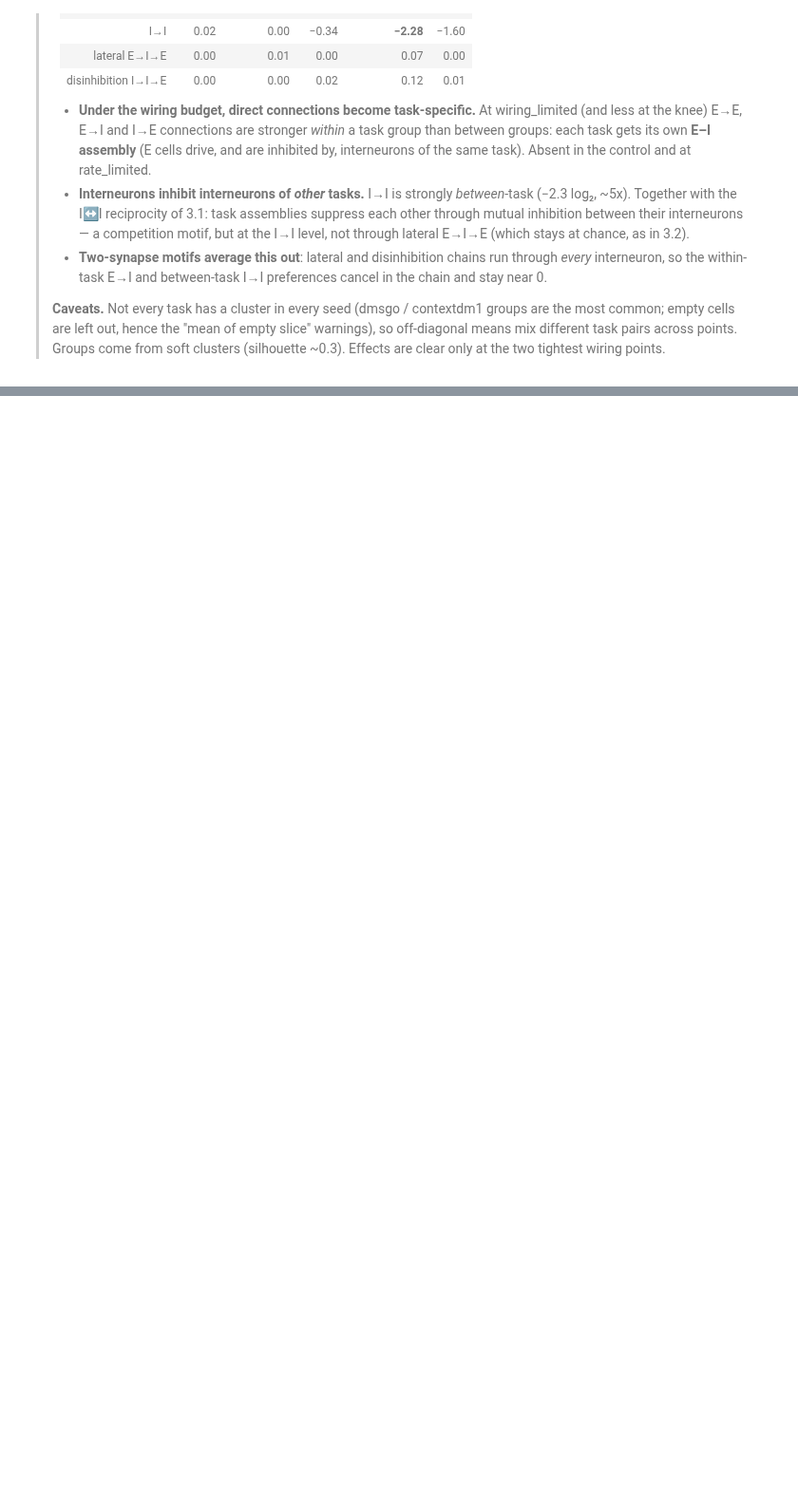
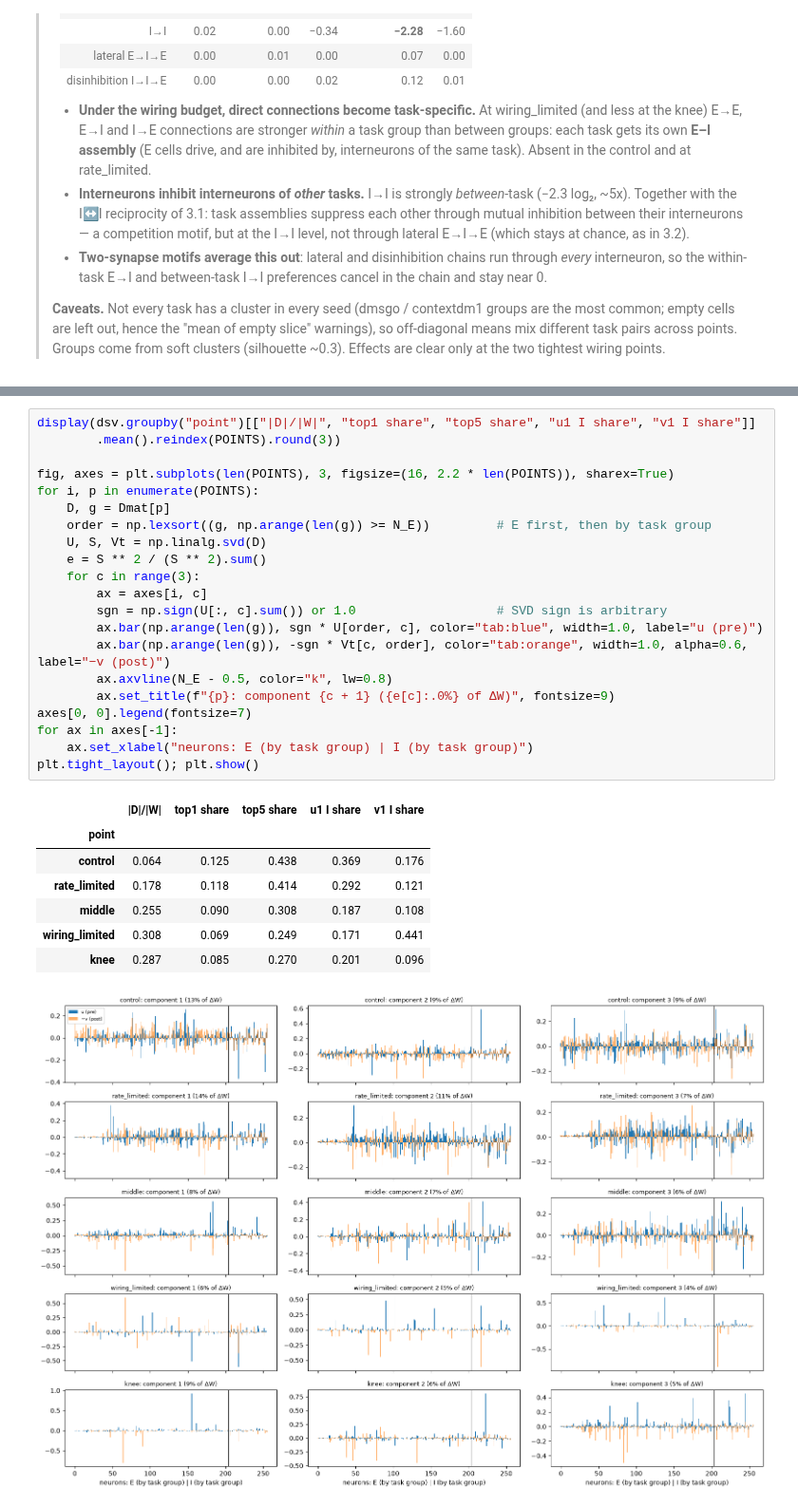
Before and after one commit to AtharvSuryawanshi/canonical_mc, a Jupyter notebook: notebooks/moo_zoom_analysis.ipynb, the cells around one changed output, grey strips where cells are left out. Shown at 95% size. Saved outputs shown, nothing was run; the diff lists cells and outputs as text; blank space fills up the shorter version.

```diff
--- a/notebooks/moo_zoom_analysis.ipynb
+++ b/notebooks/moo_zoom_analysis.ipynb
@@ -902,0 +989,30 @@ same-task preference, log2 (diagonal minus off-diagonal; >0 = groups prefer thei
+# %%
+display(dsv.groupby("point")[["|D|/|W|", "top1 share", "top5 share", "u1 I share", "v1 I share"]]
+        .mean().reindex(POINTS).round(3))
+
+fig, axes = plt.subplots(len(POINTS), 3, figsize=(16, 2.2 * len(POINTS)), sharex=True)
+for i, p in enumerate(POINTS):
+    D, g = Dmat[p]
+    order = np.lexsort((g, np.arange(len(g)) >= N_E))         # E first, then by task group
+    U, S, Vt = np.linalg.svd(D)
+    e = S ** 2 / (S ** 2).sum()
+    for c in range(3):
+        ax = axes[i, c]
+        sgn = np.sign(U[:, c].sum()) or 1.0                   # SVD sign is arbitrary
+        ax.bar(np.arange(len(g)), sgn * U[order, c], color="tab:blue", width=1.0, label="u (pre)")
+        ax.bar(np.arange(len(g)), -sgn * Vt[c, order], color="tab:orange", width=1.0, alpha=0.6, label="−v (post)")
+        ax.axvline(N_E - 0.5, color="k", lw=0.8)
+        ax.set_title(f"{p}: component {c + 1} ({e[c]:.0%} of ΔW)", fontsize=9)
+axes[0, 0].legend(fontsize=7)
+for ax in axes[-1]:
+    ax.set_xlabel("neurons: E (by task group) | I (by task group)")
+plt.tight_layout(); plt.show()
+# %% [output]
+|  | |D|/|W| | top1 share | top5 share | u1 I share | v1 I share |
+| point |  |  |  |  |  |
+| control | 0.064 | 0.125 | 0.438 | 0.369 | 0.176 |
+| rate_limited | 0.178 | 0.118 | 0.414 | 0.292 | 0.121 |
+| middle | 0.255 | 0.090 | 0.308 | 0.187 | 0.108 |
+| wiring_limited | 0.308 | 0.069 | 0.249 | 0.171 | 0.441 |
+| knee | 0.287 | 0.085 | 0.270 | 0.201 | 0.096 |
+[figure, added]
```
Also changed, not shown: parts of 4 cells of this notebook, 1 other file.
